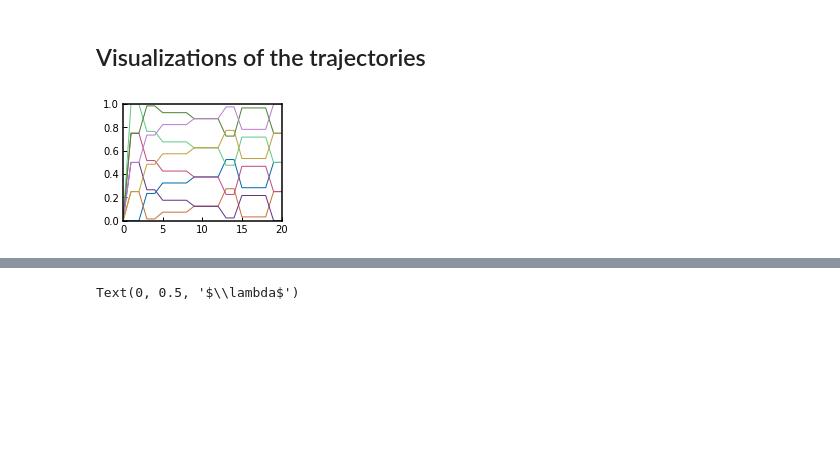
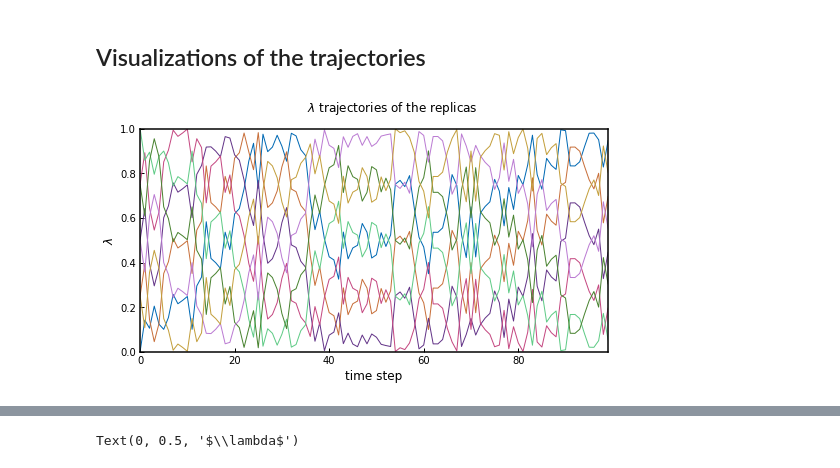
Before and after one commit to rinikerlab/Ensembler, a Jupyter notebook: examples/Example_ConveyorBelt.ipynb, the cells around one changed output, grey strips where cells are left out. Cells and saved outputs as stored; diff of their text form; code cells hidden in the pictures; blank space fills up the shorter version.

```diff
--- a/examples/Example_ConveyorBelt.ipynb
+++ b/examples/Example_ConveyorBelt.ipynb
@@ -103,7 +105,11 @@ systrajs[0].head()
 # %% [markdown]
 ## Visualizations of the trajectories
-# %%
-for i in systrajs:
-    plt.plot(systrajs[i].index, systrajs[i].lam)
-# %% [output]
-[figure, removed]
+# %%
+fig = plt.figure(figsize=(10,4))
+for i in systrajs:
+    plt.plot(systrajs[i].index[:100], systrajs[i].lam[:100], label=f"{i}")
+plt.xlabel("time step")
+plt.ylabel("$\lambda$")
+out = plt.suptitle("$\lambda$ trajectories of the replicas", x=.6, y=1.0)
+# %% [output]
+[figure, added]
```
Also changed, not shown: parts of 13 cells of this notebook, 3 other files.
